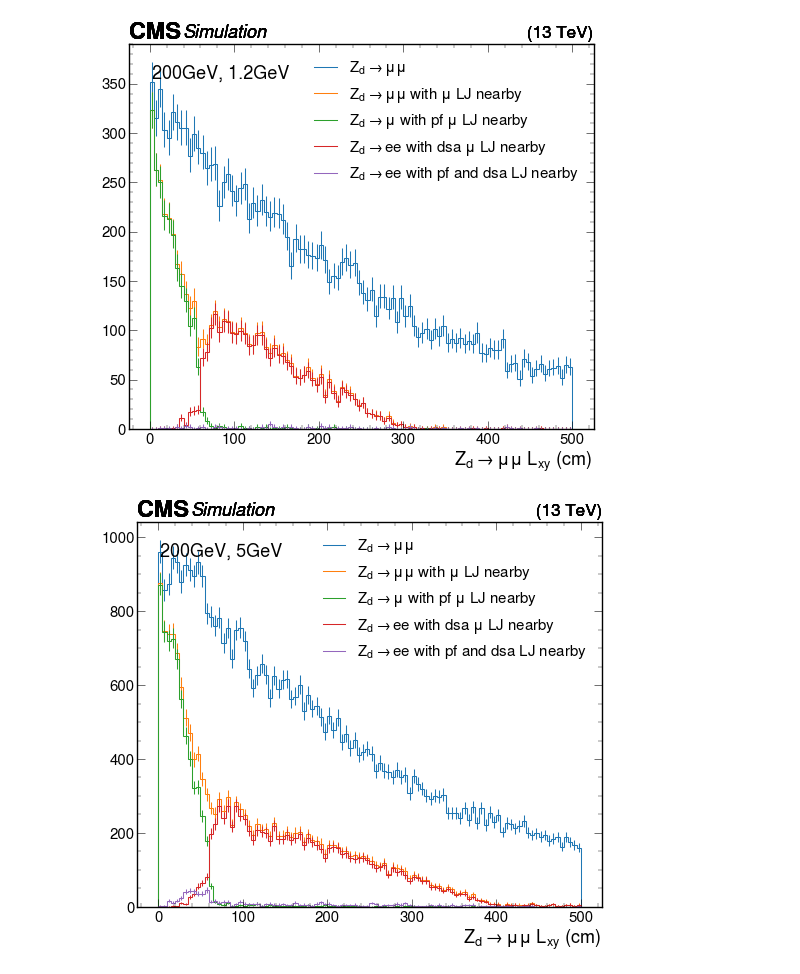
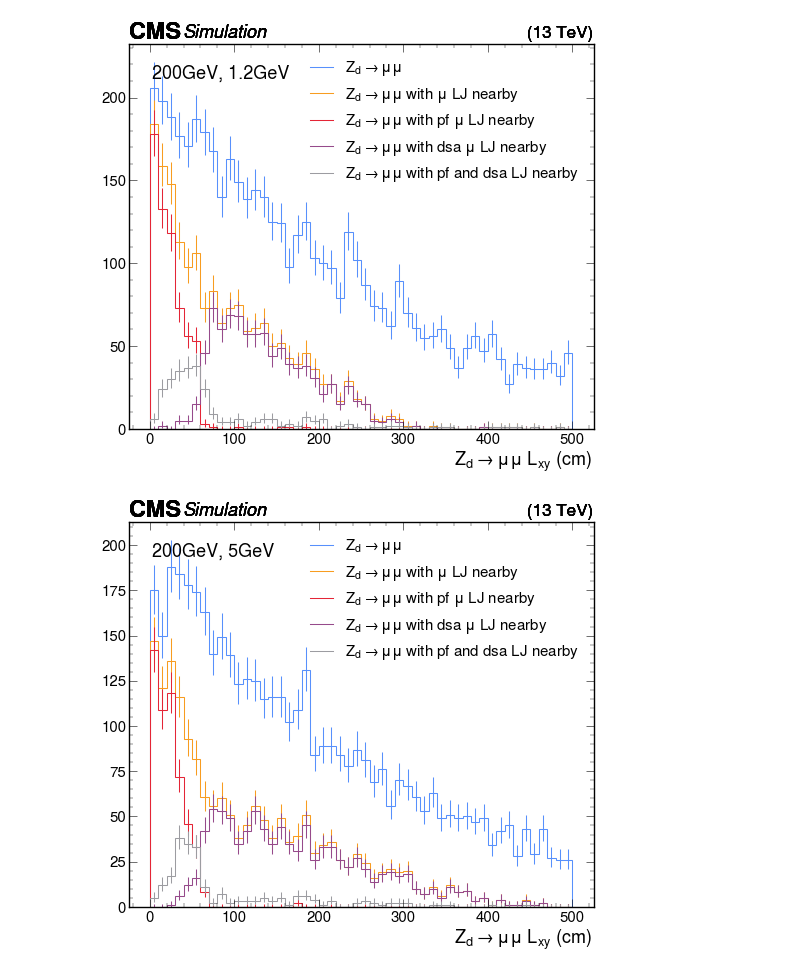
Before and after one commit to yeopjjang/SIDM, a Jupyter notebook: sidm/studies/ljRecoEffi_studies/pf_dsa_mu.ipynb, the cells around one changed output. Saved outputs shown, nothing was run; the diff lists cells and outputs as text; code cells hidden in the pictures.

```diff
--- a/sidm/studies/ljRecoEffi_studies/pf_dsa_mu.ipynb
+++ b/sidm/studies/ljRecoEffi_studies/pf_dsa_mu.ipynb
@@ -68,11 +78,9 @@ channels = [
     "baseNoLj_A_mumu_highPtA",
     "baseNoLj_A_mumu_matched_pflj_highPT",
     "baseNoLj_A_mumu_matched_dsalj_highPT",
-    "baseNoLj_A_mumu_matched_pfDsalj_highPT"
+    "baseNoLj_A_mumu_matched_pfDsalj_highPT",
+]
 
-
-
-           ]
 p = sidm_processor.SidmProcessor(
     channels,
     ["lj_reco_effi_base",],
@@ -83,9 +91,9 @@ p = sidm_processor.SidmProcessor(
 runner = processor.Runner(
     executor=processor.FuturesExecutor(),
     # executor=processor.DaskExecutor(client=client),
-    schema=NanoAODSchema,
+    schema=llpnanoaodschema.LLPNanoAODSchema,
     #maxchunks=1,
-    #skipbadfiles=True,
+    skipbadfiles=True,
     savemetrics=True,
 )
 # test if processor is serializable
@@ -127,9 +145,9 @@ def plot_channels(sample, histogram, channels, legend=None, log=False,
     hists = output["out"][sample]["hists"][histogram]
     for c in channels:
         if density==True:
-            utilities.plot(hists[c, :], density=True, yerr=True, flow="none")
+            utilities.plot(hists[c, ::2j], density=True, yerr=True, flow="none")
         else:
-            utilities.plot(hists[c, :], density=False, yerr=True, flow="none")
+            utilities.plot(hists[c, ::2j], density=False, yerr=True, flow="none")
     plt.legend(legend)
     if log==True:
         plt.yscale("log")
@@ -140,18 +158,22 @@ def plot_channels(sample, histogram, channels, legend=None, log=False,
     plt.show()
     plt.close()
 # %%
-legend=[r"$Z_d \rightarrow \mu\mu $",
-       r"$Z_d \rightarrow \mu\mu$ with $\mu$ LJ nearby",
-       r"$Z_d \rightarrow \mu$ with pf $\mu$ LJ nearby",
-       r"$Z_d \rightarrow ee$ with dsa $\mu$ LJ nearby",
-       r"$Z_d \rightarrow ee$ with pf and dsa LJ nearby"]
+legend=[
+    r"$Z_d \rightarrow \mu\mu $",
+    r"$Z_d \rightarrow \mu\mu$ with $\mu$ LJ nearby",
+    r"$Z_d \rightarrow \mu\mu$ with pf $\mu$ LJ nearby",
+    r"$Z_d \rightarrow \mu\mu$ with dsa $\mu$ LJ nearby",
+    r"$Z_d \rightarrow \mu\mu$ with pf and dsa LJ nearby",
+]
+
 channels = [
-     #"baseNoLj",
-"baseNoLj_A_mumu_highPtA",
- "baseNoLj_A_mumu_matched_lj_highPT",
-"baseNoLj_A_mumu_matched_pflj_highPT",
-"baseNoLj_A_mumu_matched_dsalj_highPT",
- "baseNoLj_A_mumu_matched_pfDsalj_highPT",]
+    #"baseNoLj",
+    "baseNoLj_A_mumu_highPtA",
+    "baseNoLj_A_mumu_matched_lj_highPT",
+    "baseNoLj_A_mumu_matched_pflj_highPT",
+    "baseNoLj_A_mumu_matched_dsalj_highPT",
+    "baseNoLj_A_mumu_matched_pfDsalj_highPT",
+]
 
 plot_channels("2Mu2E_200GeV_0p25GeV_10p0mm", "genAs_toMu_lxy", channels, legend=legend,
              folder_name="separate_mu", file_name="200_0p25_", text="200GeV, 0.25GeV")
@@ -164,2 +186,2 @@ plot_channels("2Mu2E_200GeV_5p0GeV_200p0mm", "genAs_toMu_lxy", channels, legend=
-[figure, old version]
+[figure, new version]
-[figure, old version]
+[figure, new version]
```
Also changed, not shown: parts of 5 cells of this notebook, 3 other files.
